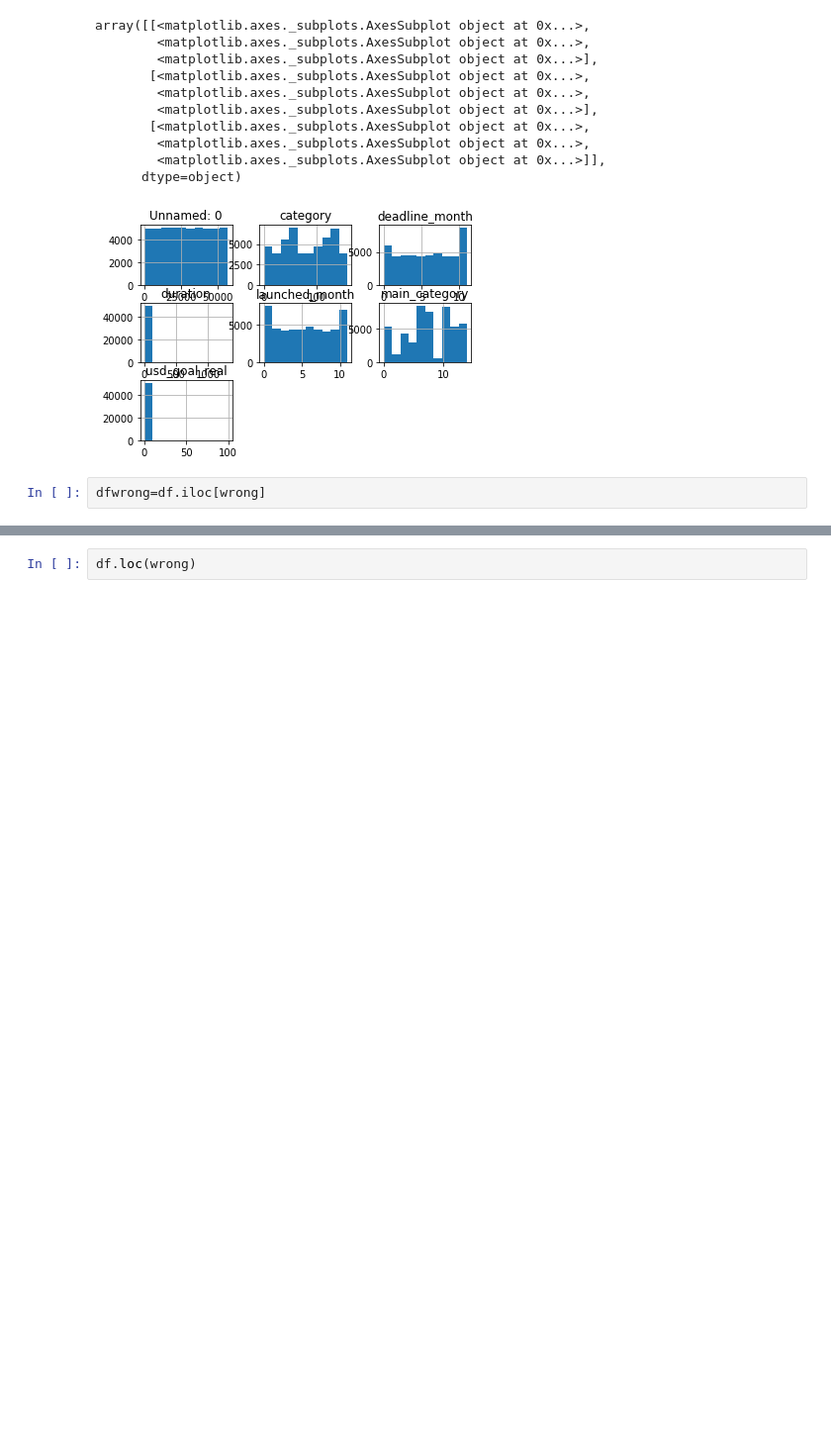
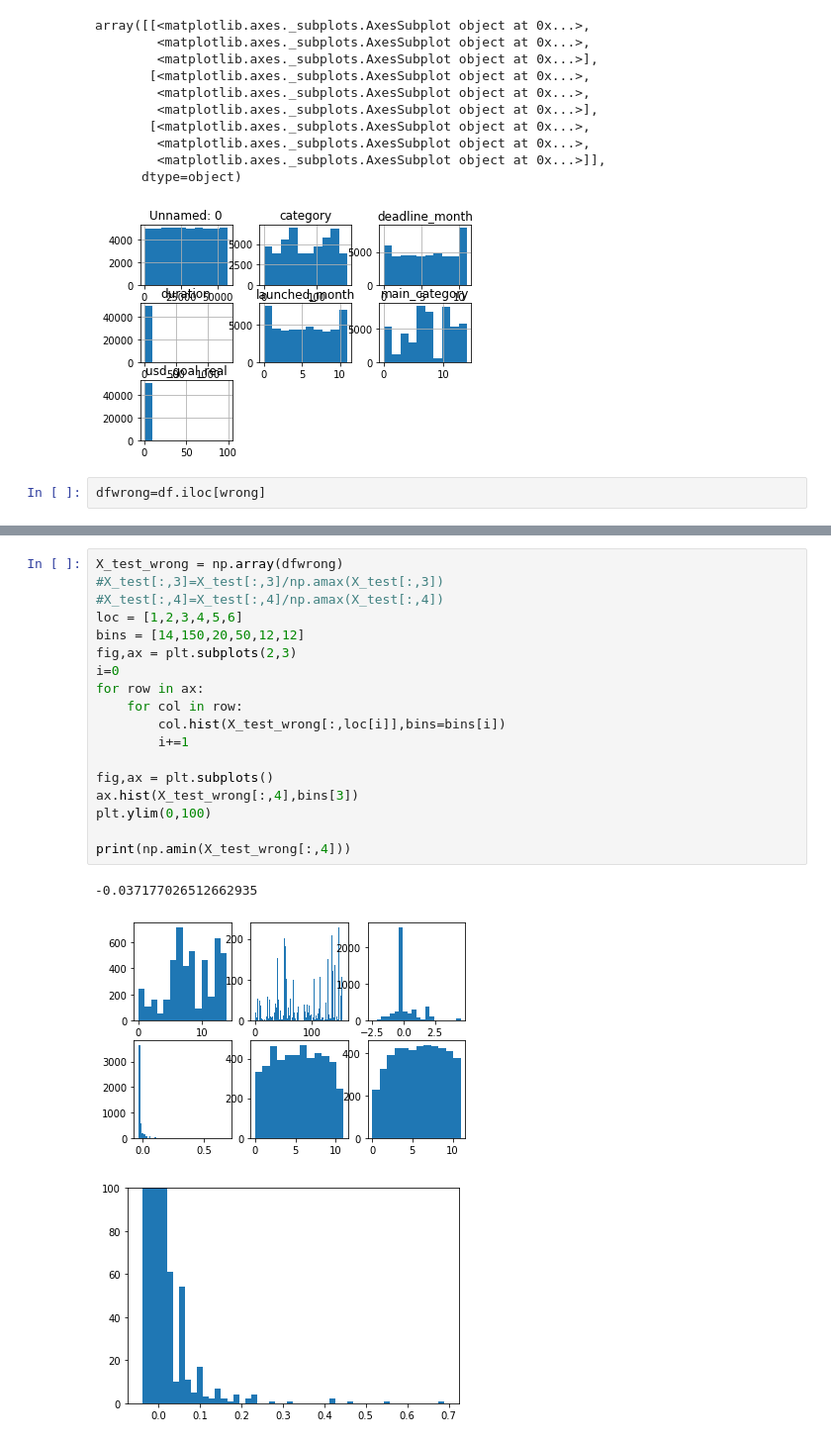
Before and after one commit to michaelmdresser/csci5622project, a Jupyter notebook: Error Analysis.ipynb, the cells around one changed output, grey strips where cells are left out. Shown: that part at 99% size. Cells and saved outputs as stored; diff of their text form; blank space fills up the shorter version.

```diff
--- a/Error Analysis.ipynb
+++ b/Error Analysis.ipynb
@@ -205,2 +218,22 @@ print(np.std(df.usd_goal_real))
-# %%
-df.loc(wrong)
+# %%
+X_test_wrong = np.array(dfwrong)
+#X_test[:,3]=X_test[:,3]/np.amax(X_test[:,3])
+#X_test[:,4]=X_test[:,4]/np.amax(X_test[:,4])
+loc = [1,2,3,4,5,6]
+bins = [14,150,20,50,12,12]
+fig,ax = plt.subplots(2,3)
+i=0
+for row in ax:
+    for col in row:
+        col.hist(X_test_wrong[:,loc[i]],bins=bins[i])
+        i+=1
+
+fig,ax = plt.subplots()
+ax.hist(X_test_wrong[:,4],bins[3])
+plt.ylim(0,100)
+
+print(np.amin(X_test_wrong[:,4]))
+# %% [output]
+-0.037177026512662935
+[figure, added]
+[figure, added]
```
Also changed, not shown: parts of 9 cells of this notebook.
